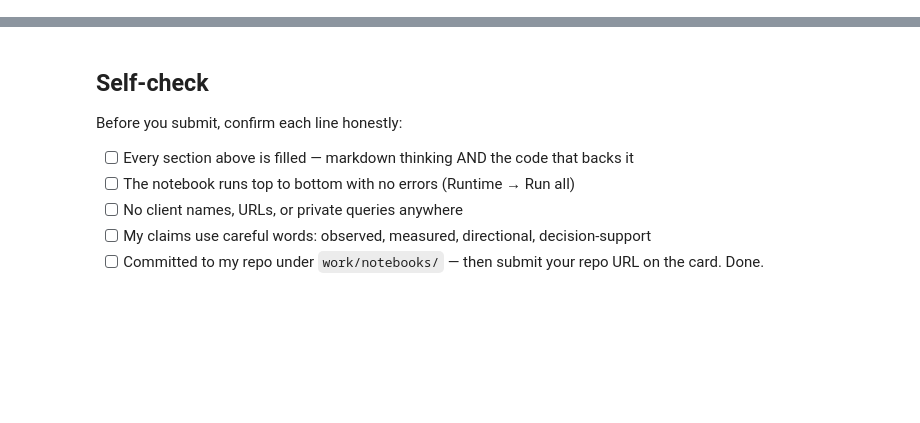
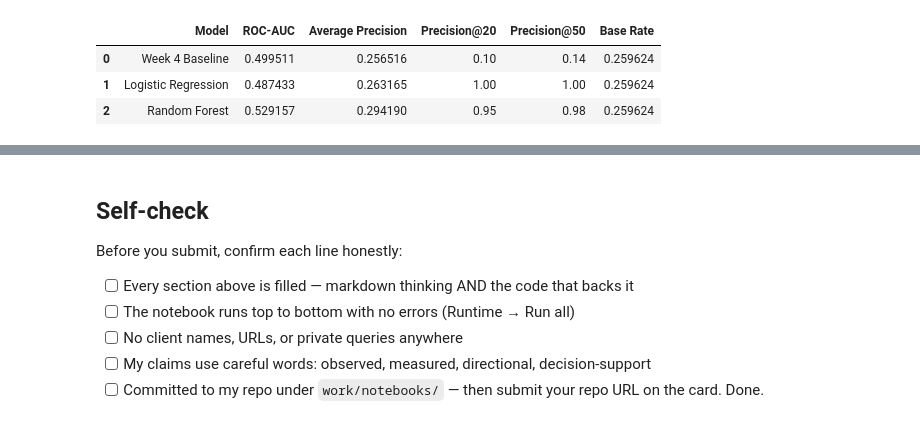
Before and after one commit to stfnnnnnnn/karl-mangahas-flyrank, a Jupyter notebook: work/notebooks/w05_model.ipynb, the cells around one changed output, grey strips where cells are left out. Cells and saved outputs as stored; diff of their text form; code cells hidden in the pictures; blank space fills up the shorter version.

```diff
--- a/work/notebooks/w05_model.ipynb
+++ b/work/notebooks/w05_model.ipynb
@@ -36,0 +199,67 @@ This skeleton is yours to fill. Work the sections **in order** — each one has
+# %%
+import numpy as np
+import pandas as pd
+
+from sklearn.metrics import (
+    roc_auc_score,
+    average_precision_score,
+)
+
+def precision_at_k(y_true, scores, k):
+    order = np.argsort(-scores)
+    return np.asarray(y_true)[order[:k]].mean()
+
+base_rate = y_test.mean()
+
+results = []
+
+# -------------------------------
+# Week 4 Baseline
+# -------------------------------
+
+baseline_scores = features.iloc[test_idx]["baseline_score"]
+
+results.append({
+    "Model": "Week 4 Baseline",
+    "ROC-AUC": roc_auc_score(y_test, baseline_scores),
+    "Average Precision": average_precision_score(y_test, baseline_scores),
+    "Precision@20": precision_at_k(y_test, baseline_scores, 20),
+    "Precision@50": precision_at_k(y_test, baseline_scores, 50),
+    "Base Rate": base_rate,
+})
+
+# -------------------------------
+# Logistic Regression
+# -------------------------------
+
+results.append({
+    "Model": "Logistic Regression",
+    "ROC-AUC": roc_auc_score(y_test, lr_prob),
+    "Average Precision": average_precision_score(y_test, lr_prob),
+    "Precision@20": precision_at_k(y_test, lr_prob, 20),
+    "Precision@50": precision_at_k(y_test, lr_prob, 50),
+    "Base Rate": base_rate,
+})
+
+# -------------------------------
+# Random Forest
+# -------------------------------
+
+results.append({
+    "Model": "Random Forest",
+    "ROC-AUC": roc_auc_score(y_test, rf_prob),
+    "Average Precision": average_precision_score(y_test, rf_prob),
+    "Precision@20": precision_at_k(y_test, rf_prob, 20),
+    "Precision@50": precision_at_k(y_test, rf_prob, 50),
+    "Base Rate": base_rate,
+})
+
+comparison = pd.DataFrame(results)
+
+comparison
+print(f"Base rate: {base_rate:.2%}")
+# %% [output]
+|  | Model | ROC-AUC | Average Precision | Precision@20 | Precision@50 | Base Rate |
+| 0 | Week 4 Baseline | 0.499511 | 0.256516 | 0.10 | 0.14 | 0.259624 |
+| 1 | Logistic Regression | 0.487433 | 0.263165 | 1.00 | 1.00 | 0.259624 |
+| 2 | Random Forest | 0.529157 | 0.294190 | 0.95 | 0.98 | 0.259624 |
```
Also changed, not shown: parts of 25 cells of this notebook.
